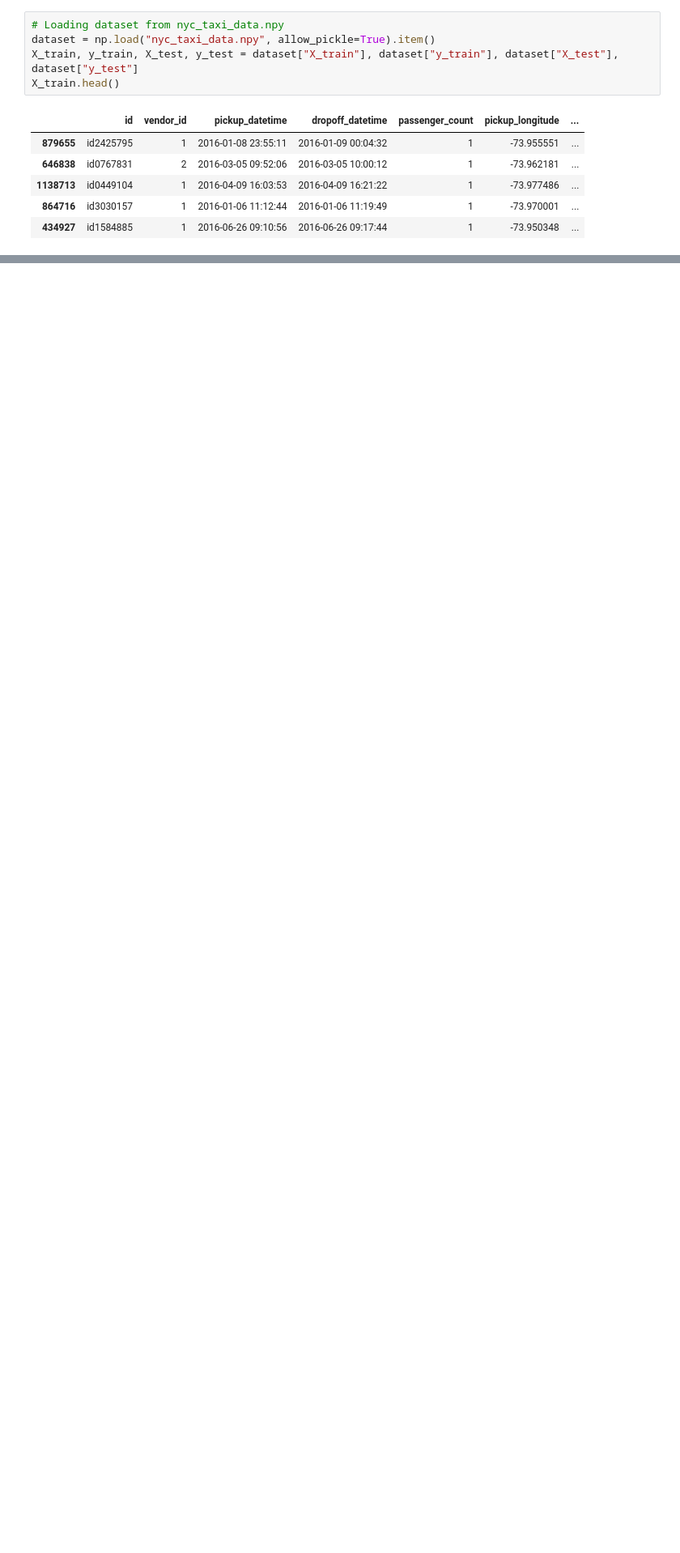
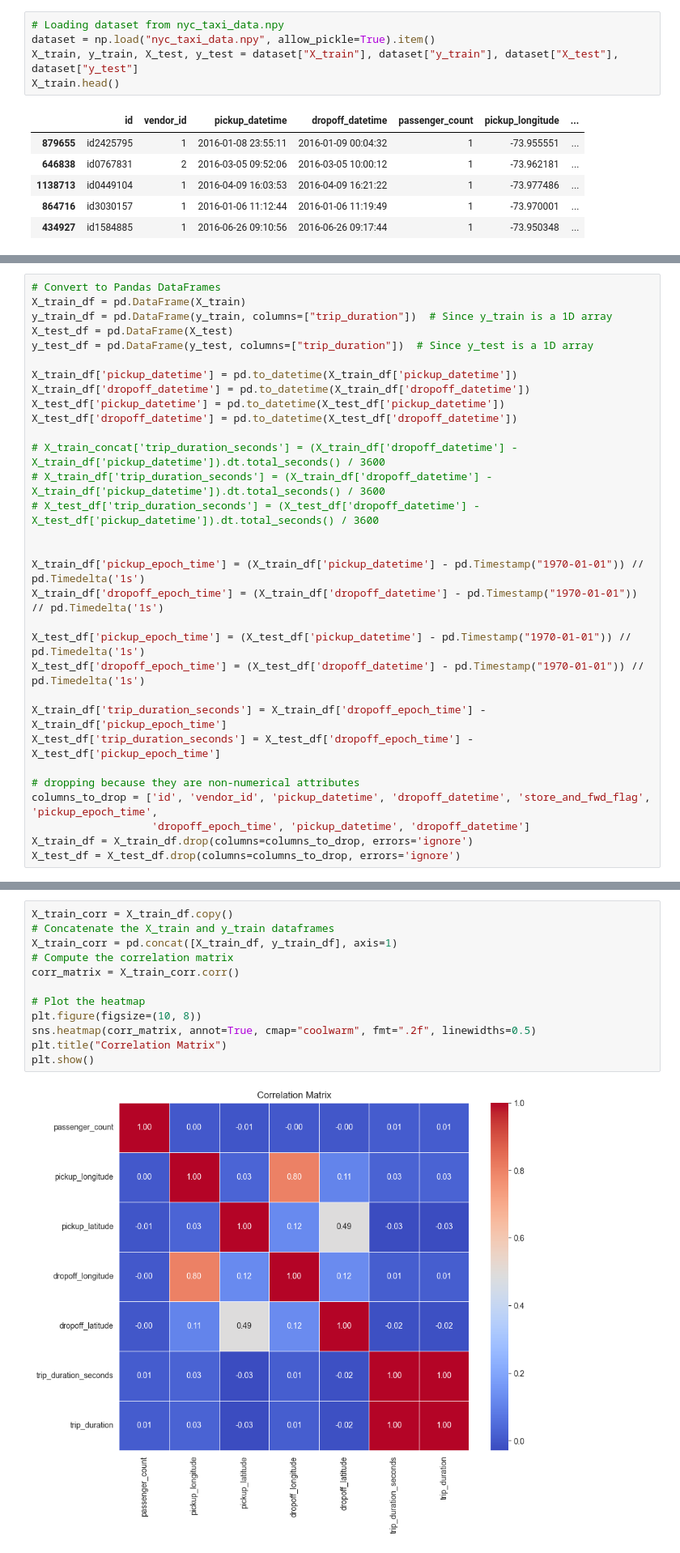
Before and after one commit to ashwin-athappan/CSE6363, a Jupyter notebook: assignments/ml_assignment_2_sol/benchmark.ipynb, the cells around one changed output, grey strips where cells are left out. Shown at 81% size. Saved outputs shown, nothing was run; the diff lists cells and outputs as text; blank space fills up the shorter version.

```diff
--- a/assignments/ml_assignment_2_sol/benchmark.ipynb
+++ b/assignments/ml_assignment_2_sol/benchmark.ipynb
@@ -107,0 +158,31 @@ for column in features:
+# %%
+# Convert to Pandas DataFrames
+X_train_df = pd.DataFrame(X_train)
+y_train_df = pd.DataFrame(y_train, columns=["trip_duration"])  # Since y_train is a 1D array
+X_test_df = pd.DataFrame(X_test)
+y_test_df = pd.DataFrame(y_test, columns=["trip_duration"])  # Since y_test is a 1D array
+
+X_train_df['pickup_datetime'] = pd.to_datetime(X_train_df['pickup_datetime'])
+X_train_df['dropoff_datetime'] = pd.to_datetime(X_train_df['dropoff_datetime'])
+X_test_df['pickup_datetime'] = pd.to_datetime(X_test_df['pickup_datetime'])
+X_test_df['dropoff_datetime'] = pd.to_datetime(X_test_df['dropoff_datetime'])
+
+# X_train_concat['trip_duration_seconds'] = (X_train_df['dropoff_datetime'] - X_train_df['pickup_datetime']).dt.total_seconds() / 3600
+# X_train_df['trip_duration_seconds'] = (X_train_df['dropoff_datetime'] - X_train_df['pickup_datetime']).dt.total_seconds() / 3600
+# X_test_df['trip_duration_seconds'] = (X_test_df['dropoff_datetime'] - X_test_df['pickup_datetime']).dt.total_seconds() / 3600
+
+
+X_train_df['pickup_epoch_time'] = (X_train_df['pickup_datetime'] - pd.Timestamp("1970-01-01")) // pd.Timedelta('1s')
+X_train_df['dropoff_epoch_time'] = (X_train_df['dropoff_datetime'] - pd.Timestamp("1970-01-01")) // pd.Timedelta('1s')
+
+X_test_df['pickup_epoch_time'] = (X_test_df['pickup_datetime'] - pd.Timestamp("1970-01-01")) // pd.Timedelta('1s')
+X_test_df['dropoff_epoch_time'] = (X_test_df['dropoff_datetime'] - pd.Timestamp("1970-01-01")) // pd.Timedelta('1s')
+
+X_train_df['trip_duration_seconds'] = X_train_df['dropoff_epoch_time'] - X_train_df['pickup_epoch_time']
+X_test_df['trip_duration_seconds'] = X_test_df['dropoff_epoch_time'] - X_test_df['pickup_epoch_time']
+
+# dropping because they are non-numerical attributes
+columns_to_drop = ['id', 'vendor_id', 'pickup_datetime', 'dropoff_datetime', 'store_and_fwd_flag', 'pickup_epoch_time',
+                   'dropoff_epoch_time', 'pickup_datetime', 'dropoff_datetime']
+X_train_df = X_train_df.drop(columns=columns_to_drop, errors='ignore')
+X_test_df = X_test_df.drop(columns=columns_to_drop, errors='ignore')
@@ -107,0 +191,14 @@ for column in features:
+# %%
+X_train_corr = X_train_df.copy()
+# Concatenate the X_train and y_train dataframes
+X_train_corr = pd.concat([X_train_df, y_train_df], axis=1)
+# Compute the correlation matrix
+corr_matrix = X_train_corr.corr()
+
+# Plot the heatmap
+plt.figure(figsize=(10, 8))
+sns.heatmap(corr_matrix, annot=True, cmap="coolwarm", fmt=".2f", linewidths=0.5)
+plt.title("Correlation Matrix")
+plt.show()
+# %% [output]
+[figure, added]
```
Also changed, not shown: parts of 22 cells of this notebook, 11 other files.
